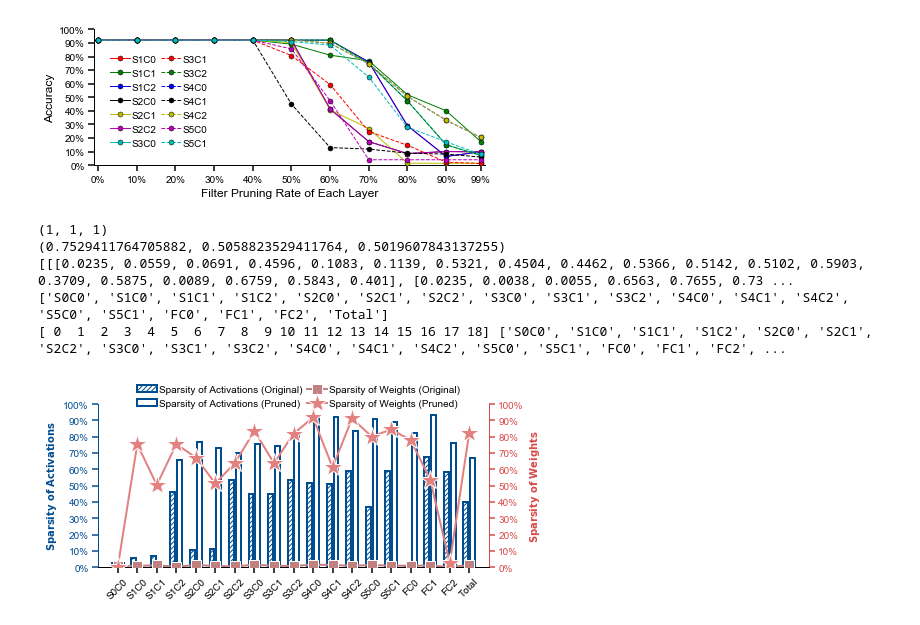
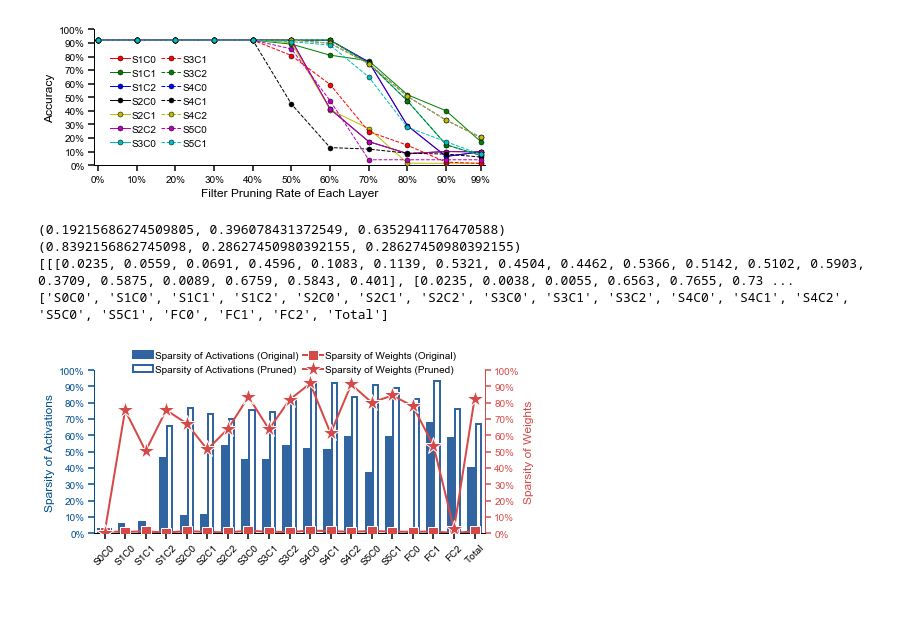
Before and after one commit to changchun-zhou/sagitta_fig, a Jupyter notebook: Nebula/scripts/Nebula.ipynb, the cells around one changed output. Drawn from its saved outputs; the diff is of its cells as text; code cells hidden in the pictures.

```diff
--- a/Nebula/scripts/Nebula.ipynb
+++ b/Nebula/scripts/Nebula.ipynb
@@ -398,5 +396,5 @@ cls_plt_fig('').func_plt_fig(
 # %%
-# MLP Dominate
+# Filter Pruning Dominate
 
 import numpy as np
 import pandas as pd
@@ -405,14 +403,14 @@ case = 'Computation'
 
 startangle = 40
 if case == 'Computation':
-    fig_name = '../generate/MLP_Dominate_Computation.svg'
+    fig_name = '../generate/filter_Pruning_MLP_Dominate_Computation.svg'
     area = np.array([((1024*1024*3/4*6)/1000000)*(1+1/4+1/16),
     ((1024*1024*6)/1000000)*(1+1/4+1/16),
     1600,
     35717120/1000000
     ])
 else:
-    fig_name = '../generate/MLP_Dominate_Storage.svg'
+    fig_name = '../generate/filter_Pruning_MLP_Dominate_Storage.svg'
     area = np.array([( ((24+18)*1024 + (24+16)*512)/8/1000000 )*(1+1/2+1/4+1/8+1/16),
     ((24*1024 + 16*32*512)/8/1000000)*(1+1/2+1/4+1/8+1/16),
     (962560 + 4420800)/1000000,
@@ -422,12 +420,17 @@ fontsize = 18
 radius = 1.2
 loc_legend = (-0.07,-0.25)
 legend = ['Sampling', 'Grouping', 'Convolution', 'Pooling']
-
+# Convolution:  (113/255, 155/255, 203/255), blue
+# Sampling:     (255/255, 100/255, 100/255), red
+# 'Grouping':   (255/255, 180/255, 123/255), yellow
+# Pooling:      (0/255,173/255,186/255), royal / (0, 128/256, 0) green
+# Memory:
+# Other:        (191/255, 191/255, 191/255), gray
 colors = [
+          (255/255, 100/255, 100/255),
           (255/255, 180/255, 123/255),
-          (180/255,102/255, 182/255),
-          (129/255, 186/255, 226/255),
-          (255/255, 100/255, 100/255),
+          (113/255, 155/255, 203/255),
+          (0/255,173/255,186/255),
           (191/255, 191/255, 191/255),
           (0/255,173/255,186/255)]
 
@@ -606,11 +609,11 @@ xticks = Layers
 legend_loc = (0.09, 0.95)
 
 y_value = [AS, WS]
-y_label = [r"$\bf{Sparsity\ of\ Activations}$", r"$\bf{Sparsity\ of\ Weights}$"]
+y_label = ["Sparsity of Activations", "Sparsity of Weights"]
 y_fig_type = [['bar','bar'], ['plot','plot']]
 y_legend = [['Sparsity of Activations (Original)', 'Sparsity of Activations (Pruned)'], ['Sparsity of Weights (Original)', 'Sparsity of Weights (Pruned)']]
 legend_ncol = 2
-y_color=[[(1,1,1),(1,1,1)], [(192/255, 129/255, 128/255), (226/255, 129/255, 128/255)]]
+y_color=[[(49/255, 101/255, 162/255),(1,1,1)], [(214/255, 73/255, 73/255), (214/255, 73/255, 73/255)]]
 len_yticks = [10, 10]
 y_yticks_max = [1, 1]
 
@@ -618,41 +621,40 @@ print(y_color[0][0])
 print(y_color[1][0])
 print(y_value)
 print(xticks)
 cls_plt_fig('').func_plt_fig(
     fig_name=fig_name,
     x_value=x_value,
     y_label = y_label,
     y_value = y_value,
     y_fig_type = y_fig_type,
     y_legend = y_legend,
     y_color = y_color,
     y_axis_color = [(0/255, 77/255, 144/255), (214/255, 73/255, 73/255)],
     y_yticks_max=y_yticks_max,
     y_yticks_min=[0, 0],
-    y_edgecolor = [[(0/255, 77/255, 144/255), (0/255, 77/255, 144/255)],[]],
-    y_hatch = [['/////', None],[None, None]],
+    y_edgecolor = [[(49/255, 101/255, 162/255), (49/255, 101/255, 162/255)],[]],
     y_linestyle=[['-' for i in range(np.shape(y_value)[1])] for j in range(np.shape(y_value)[0])],
+    y_markersize=[[], [10, 18]],
     y_marker = [[],['s','*']],
     len_yticks=len_yticks,
     xticks= xticks,
     legend_loc =legend_loc,
     figsize=figsize, #[0, 0, 1, 1],
     font_size = 10,
     plt_text = False,
     legend_ncol=legend_ncol,
-    PercentFormatter= True,
+    PercentFormatter= [True, True],
     labelrotation = 45,
     bar_width = bar_width,
     linewidth= 2,
-    bar_gap_width = 0.1
+    bar_gap_width = 0.10
 )
 # %% [output]
-(1, 1, 1)
-(0.7529411764705882, 0.5058823529411764, 0.5019607843137255)
+(0.19215686274509805, 0.396078431372549, 0.6352941176470588)
+(0.8392156862745098, 0.28627450980392155, 0.28627450980392155)
 [[[0.0235, 0.0559, 0.0691, 0.4596, 0.1083, 0.1139, 0.5321, 0.4504, 0.4462, 0.5366, 0.5142, 0.5102, 0.5903, 0.3709, 0.5875, 0.0089, 0.6759, 0.5843, 0.401], [0.0235, 0.0038, 0.0055, 0.6563, 0.7655, 0.73 ...
 ['S0C0', 'S1C0', 'S1C1', 'S1C2', 'S2C0', 'S2C1', 'S2C2', 'S3C0', 'S3C1', 'S3C2', 'S4C0', 'S4C1', 'S4C2', 'S5C0', 'S5C1', 'FC0', 'FC1', 'FC2', 'Total']
-[ 0  1  2  3  4  5  6  7  8  9 10 11 12 13 14 15 16 17 18] ['S0C0', 'S1C0', 'S1C1', 'S1C2', 'S2C0', 'S2C1', 'S2C2', 'S3C0', 'S3C1', 'S3C2', 'S4C0', 'S4C1', 'S4C2', 'S5C0', 'S5C1', 'FC0', 'FC1', 'FC2', ...
-[figure, old version]
+[figure, new version]
 # %%
 # Filter Pruning-Computation_Model_Complexity
 import numpy as np
```
Also changed, not shown: parts of 11 cells of this notebook.
